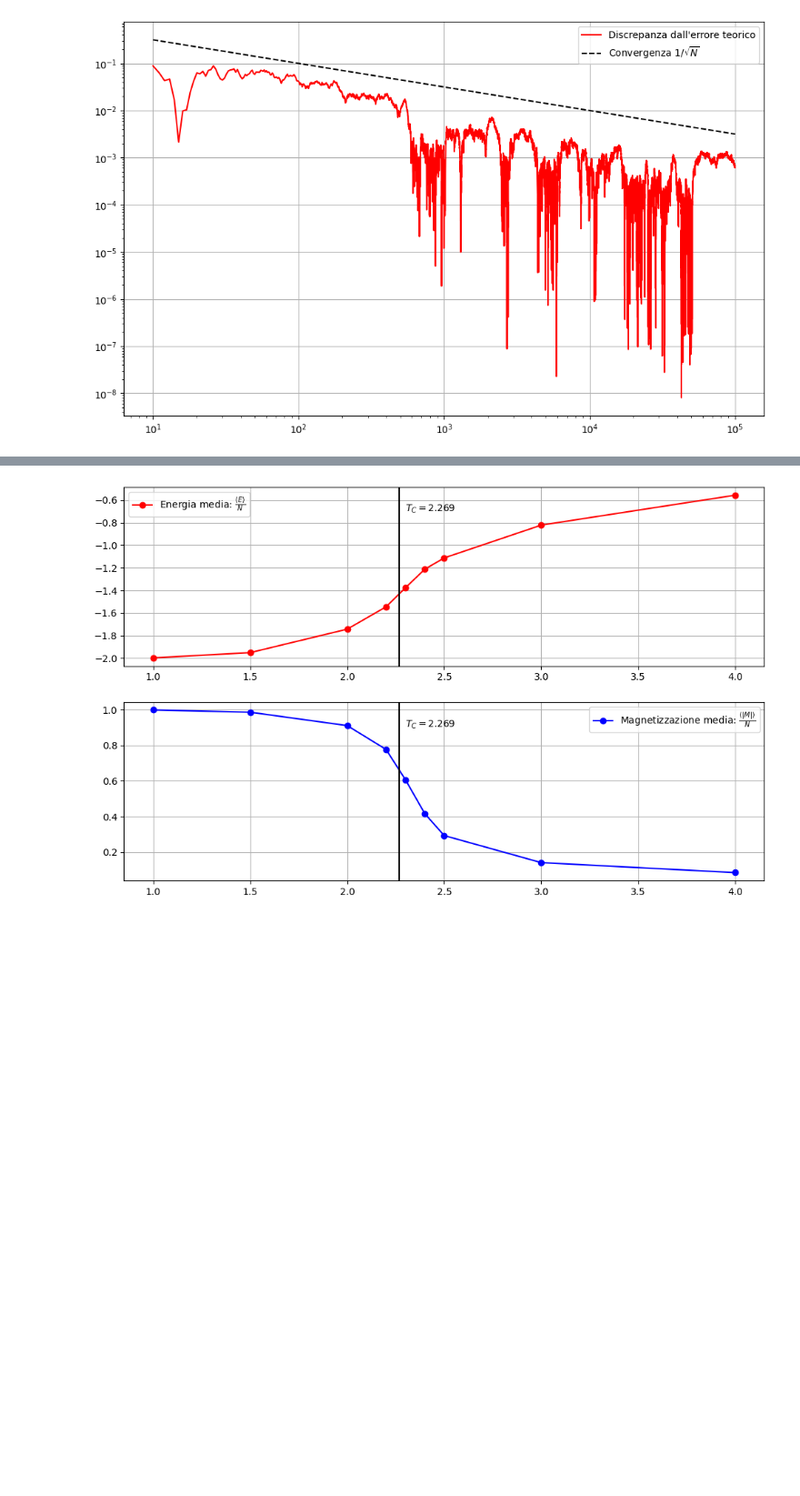
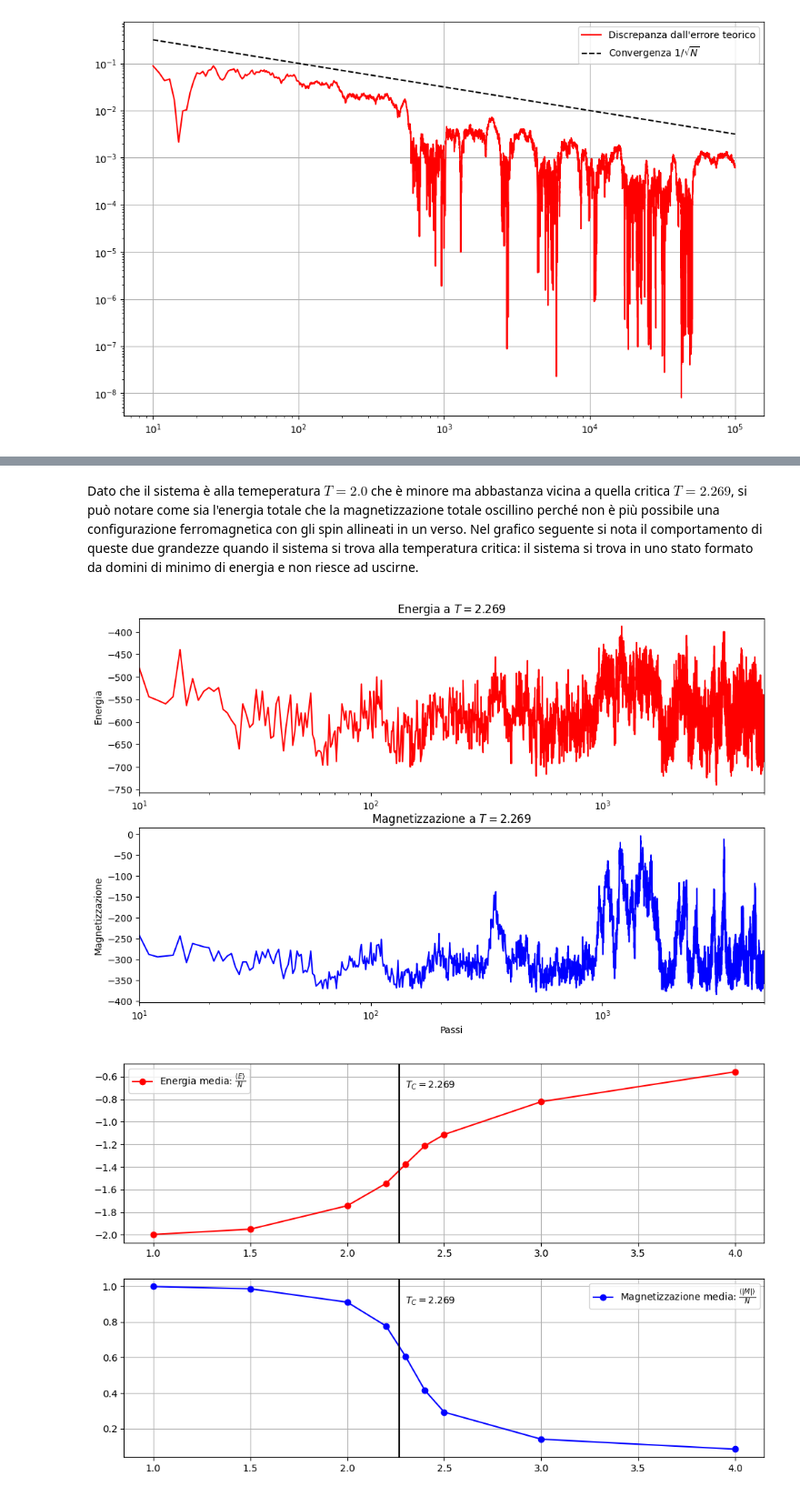
Before and after one commit to nicola-lamaddalena/computational_physics_course, a Jupyter notebook: rng/monte_carlo.ipynb, the cells around one changed output, grey strips where cells are left out. Shown at 91% size. Drawn from its saved outputs; the diff is of its cells as text; code cells hidden in the pictures; blank space fills up the shorter version.

```diff
--- a/rng/monte_carlo.ipynb
+++ b/rng/monte_carlo.ipynb
@@ -146,3 +177,38 @@ plt.show()
+# %% [markdown]
+Dato che il sistema è alla temeperatura $T=2.0$ che è minore ma abbastanza vicina a quella critica $T=2.269$, si può notare come sia l'energia totale che la magnetizzazione totale oscillino perché non è più possibile una configurazione ferromagnetica con gli spin allineati in un verso. Nel grafico seguente si nota il comportamento di queste due grandezze quando il sistema si trova alla temperatura critica: il sistema si trova in uno stato formato da domini di minimo di energia e non riesce ad uscirne.
+# %%
+T = 2.269
+for step in range(term_steps):
+    # faccio agire metropolis sulle due maschere in modo che visiti tutti i punti della griglia
+    metropolis(lattice, J, T, L, even_mask)
+    metropolis(lattice, J, T, L, ~even_mask)
+
+energies = np.zeros(measure_steps)
+magn = np.zeros(measure_steps)
+
+for step in range(measure_steps):
+    metropolis(lattice, J, T, L, even_mask)
+    metropolis(lattice, J, T, L, ~even_mask)
+
+    energies[step] = total_energy(lattice, L, J)
+    magn[step] = np.sum(lattice)
+
+fig, (ax1, ax2) = plt.subplots(2, 1)
+ax1.plot(energies, color="red", label=rf"Energia a $T={T}$")
+ax1.set_xscale("log")
+ax1.set_xlim(left=10, right=measure_steps)
+ax1.set_title(rf"Energia a $T={T}$")
+ax1.set_ylabel("Energia")
+
+ax2.plot(magn, color="blue", label=rf"Magnetizzazione a $T={T}$")
+ax2.set_xscale("log")
+ax2.set_xlim(left=10, right=measure_steps)
+ax2.set_title(rf"Magnetizzazione a $T={T}$")
+ax2.set_xlabel("Passi")
+ax2.set_ylabel("Magnetizzazione")
+plt.show()
+# %% [output]
+[figure, added]
 # %%
 temps = np.array([1.0, 1.5, 2.0, 2.2, 2.3, 2.4, 2.5, 3.0, 4.0])
 mean_en = np.zeros_like(temps)
```
Also changed, not shown: parts of 9 cells of this notebook.
